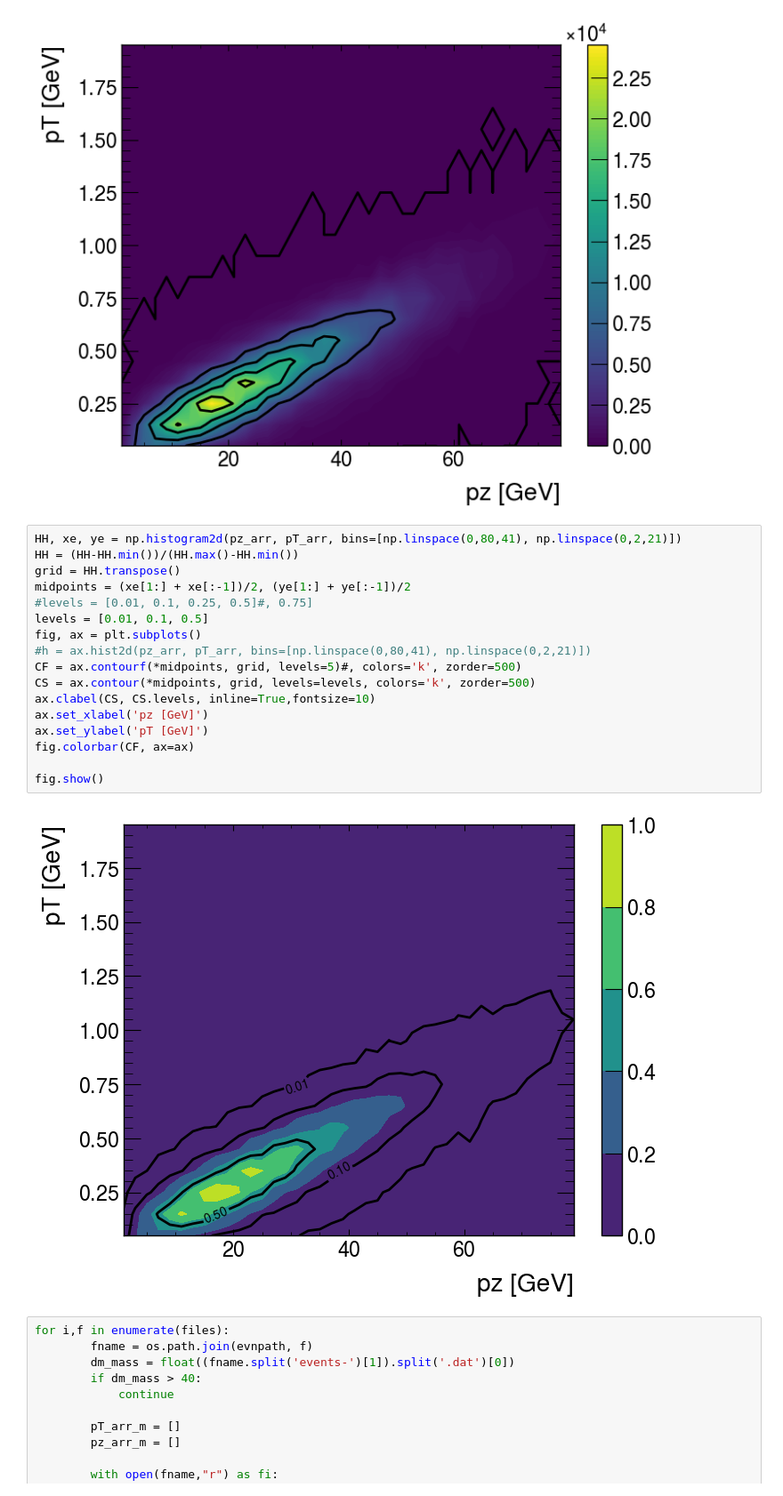
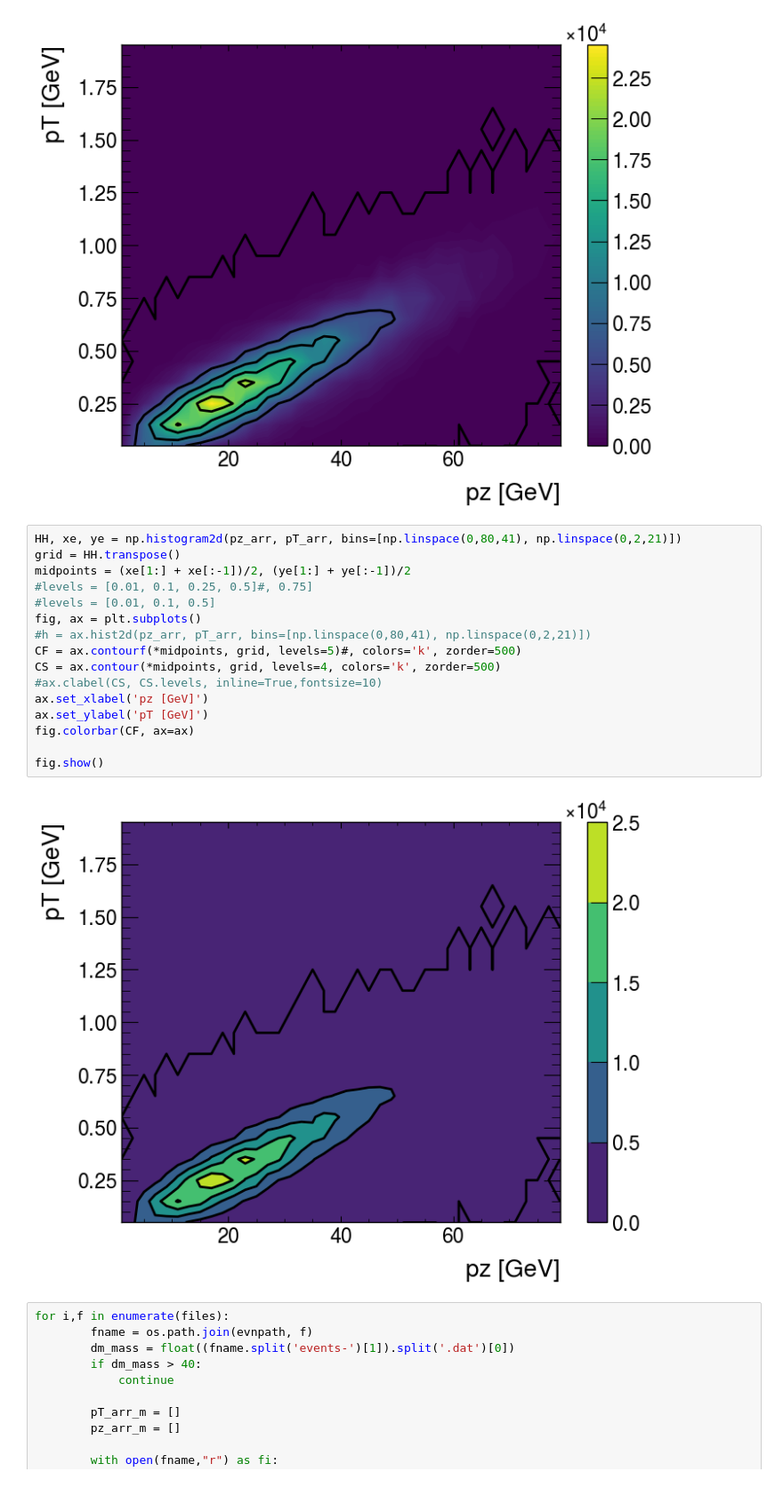
Before and after one commit to horohoo/thoroho-nova, a Jupyter notebook: ldmcode/NOvA_pion_dist.ipynb, the cells around one changed output. Shown at 89% size. Saved outputs shown, nothing was run; the diff lists cells and outputs as text.

Commit message:
Previous contour model was a mistake

```diff
--- a/ldmcode/NOvA_pion_dist.ipynb
+++ b/ldmcode/NOvA_pion_dist.ipynb
@@ -71,23 +71,22 @@ fig.show()
 [figure]
 # %%
 HH, xe, ye = np.histogram2d(pz_arr, pT_arr, bins=[np.linspace(0,80,41), np.linspace(0,2,21)])
-HH = (HH-HH.min())/(HH.max()-HH.min())
 grid = HH.transpose()
 midpoints = (xe[1:] + xe[:-1])/2, (ye[1:] + ye[:-1])/2
 #levels = [0.01, 0.1, 0.25, 0.5]#, 0.75]
-levels = [0.01, 0.1, 0.5]
+#levels = [0.01, 0.1, 0.5]
 fig, ax = plt.subplots()
 #h = ax.hist2d(pz_arr, pT_arr, bins=[np.linspace(0,80,41), np.linspace(0,2,21)])
 CF = ax.contourf(*midpoints, grid, levels=5)#, colors='k', zorder=500)
-CS = ax.contour(*midpoints, grid, levels=levels, colors='k', zorder=500)
-ax.clabel(CS, CS.levels, inline=True,fontsize=10)
+CS = ax.contour(*midpoints, grid, levels=4, colors='k', zorder=500)
+#ax.clabel(CS, CS.levels, inline=True,fontsize=10)
 ax.set_xlabel('pz [GeV]')
 ax.set_ylabel('pT [GeV]')
 fig.colorbar(CF, ax=ax)
 
 fig.show()
 # %% [output]
-[figure, old version]
+[figure, new version]
 # %%
 for i,f in enumerate(files):
         fname = os.path.join(evnpath, f)
```
Also changed, not shown: parts of 3 cells of this notebook.
